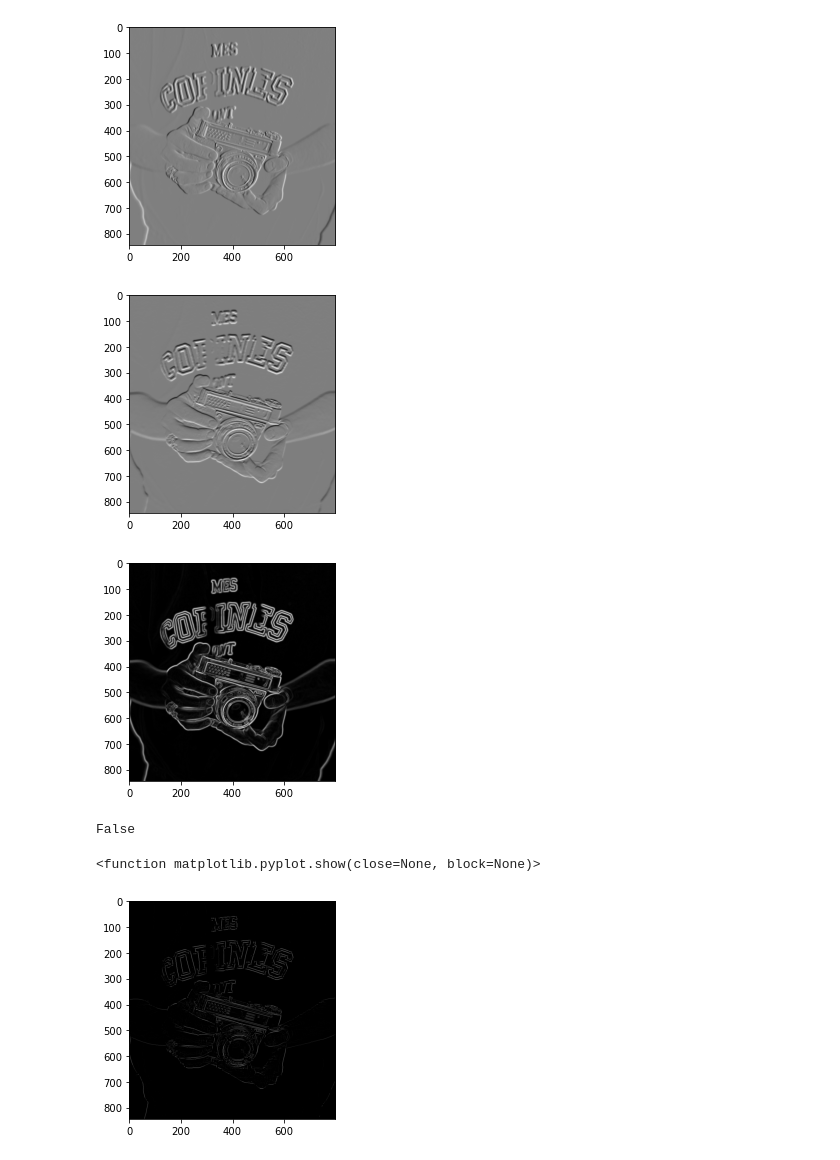
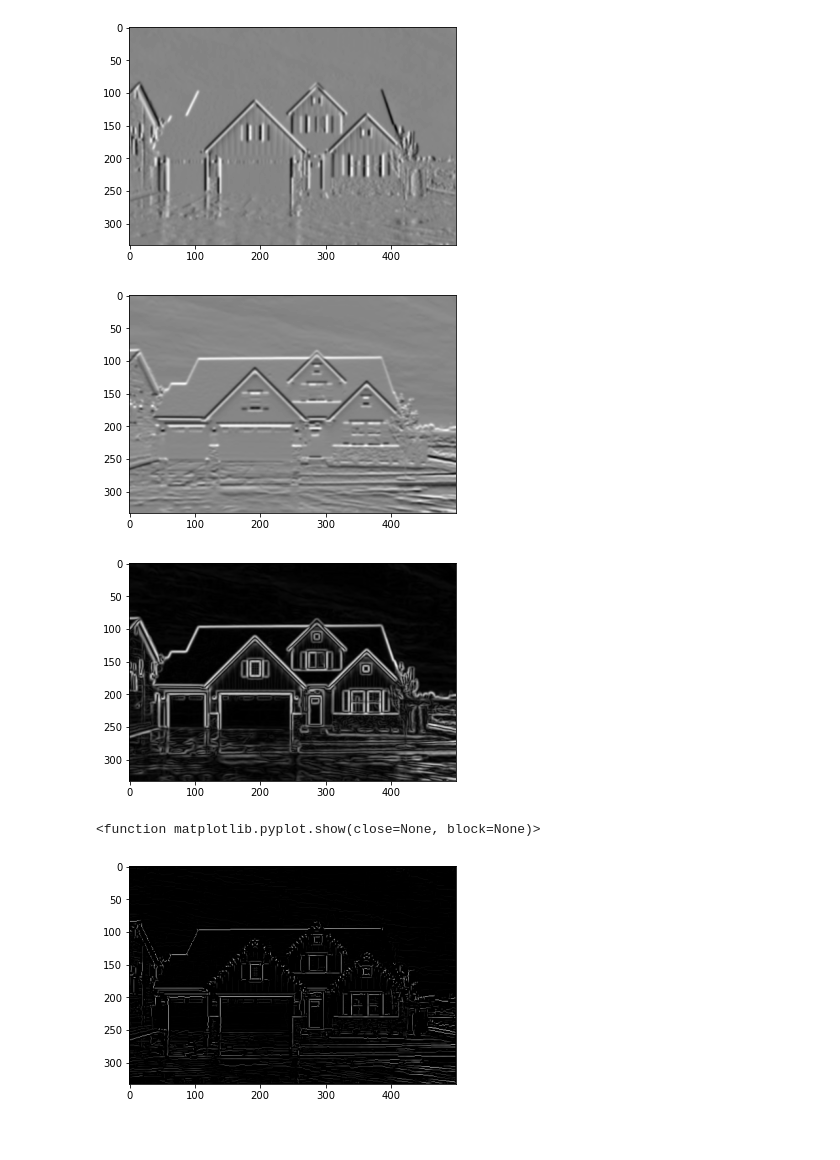
Before and after one commit to anilkumarshrestha/computer-vision-study, a Jupyter notebook: CannyEdgeFromScratch/cannyEdge.ipynb, the cells around one changed output. Saved outputs shown, nothing was run; the diff lists cells and outputs as text; code cells hidden in the pictures.

```diff
--- a/CannyEdgeFromScratch/cannyEdge.ipynb
+++ b/CannyEdgeFromScratch/cannyEdge.ipynb
@@ -8,7 +8,7 @@ from scipy import ndimage
 def rgb2gray(rgb):
     return np.dot(rgb[...,:3], [0.299, 0.587, 0.144])
 
-img = mpimg.imread('res/camera.jpg')
+img = mpimg.imread('res/hs.jpg')
 
 gray = rgb2gray(img)
 
@@ -27,5 +27,10 @@ plt.show()
 # %%
 def sobelFilter(img, filterDirection):
+    '''
+    SobelFilter(image, gradient)
+
+    colvolves the image with Sobel filters and returns ndimage.
+    '''
     if( filterDirection == 'x'):
         Gx = np.array([[-1, 0, +1], [-2, 0, +2], [-1, 0, +1]])
         convolved = ndimage.convolve(img, Gx)
@@ -45,7 +50,7 @@ vertical_edge = Normalize(vertical_edge)
 plt.imshow(vertical_edge, cmap = plt.get_cmap('gray'))
 plt.show()
 # %% [output]
-[figure, old version]
+[figure, new version]
 # %%
 # Apply Sobel filter in Y - direction (Gy)
 horizontal_edge = sobelFilter(camera_blurred, 'y')
@@ -53,21 +58,20 @@ horizontal_edge = Normalize(horizontal_edge)
 plt.imshow(horizontal_edge, cmap = plt.get_cmap('gray'))
 plt.show()
 # %% [output]
-[figure, old version]
+[figure, new version]
 # %%
 # Calculate the magnitude G = sqrt(gx^2 + gy^2)
 magnitude = np.hypot(horizontal_edge, vertical_edge)
+magnitude = Normalize(magnitude)
 plt.imshow(magnitude, cmap= plt.get_cmap('gray'))
 plt.show()
 # %% [output]
-[figure, old version]
+[figure, new version]
 # %%
 # Calculate angle
 # theta = arctan(Gy / Gx)
 # arctan2 return arctan(Gy / Gx) randian in between -pi to pi and is converted to degree
 theta = np.degrees(np.arctan2( horizontal_edge, vertical_edge ))
-# %% [output]
-False
 # %%
 # Perform Non-Maximum supression without interpolation
 def NonMaxSupWithoutInterpol(g_mag, grad):
@@ -98,8 +114,9 @@ def NonMaxSupWithoutInterpol(g_mag, grad):
     return NMS
 # %%
 NMS = NonMaxSupWithoutInterpol(magnitude, theta)
+NMS = Normalize(NMS)
 plt.imshow(NMS, cmap = plt.get_cmap('gray'))
 plt.show
 # %% [output]
 <function matplotlib.pyplot.show(close=None, block=None)>
-[figure, old version]
+[figure, new version]
```
Also changed, not shown: parts of 9 cells of this notebook, 3 other files.
